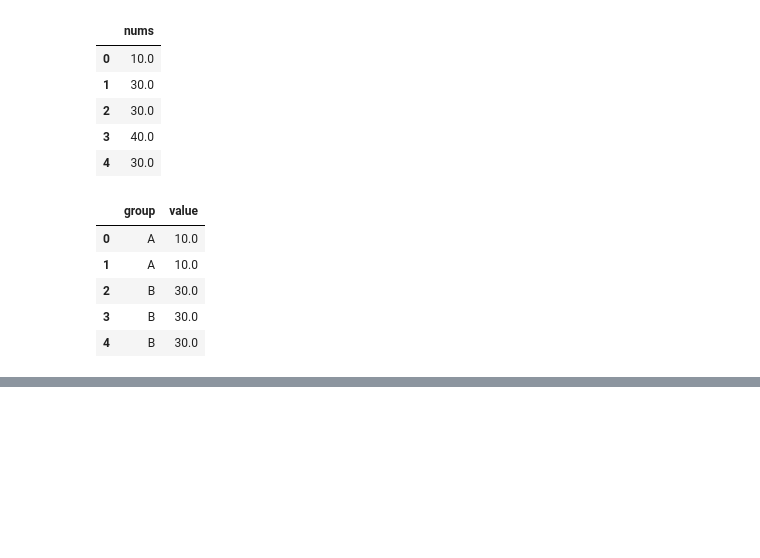
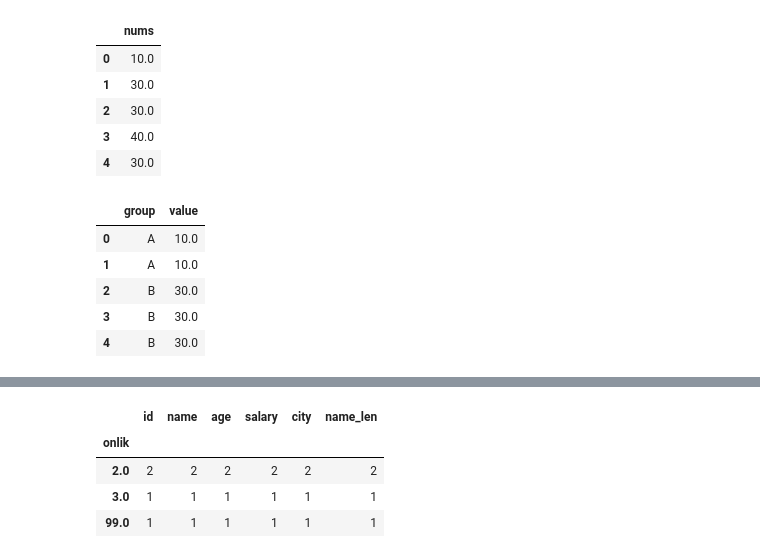
Before and after one commit to madaminovmuhammadjalil/pandas-exercises, a Jupyter notebook: Another_copy_of_Копия_pandas100.ipynb, the cells around one changed output, grey strips where cells are left out. Saved outputs shown, nothing was run; the diff lists cells and outputs as text; code cells hidden in the pictures; blank space fills up the shorter version.

```diff
--- a/Another_copy_of_Копия_pandas100.ipynb
+++ b/Another_copy_of_Копия_pandas100.ipynb
@@ -874,0 +1012,10 @@ data20
+# %%
+# 99
+employees["onlik"] = employees["age"]//10
+employees.groupby("onlik").count()
+# %% [output]
+|  | id | name | age | salary | city | name_len |
+| onlik |  |  |  |  |  |  |
+| 2.0 | 2 | 2 | 2 | 2 | 2 | 2 |
+| 3.0 | 1 | 1 | 1 | 1 | 1 | 1 |
+| 99.0 | 1 | 1 | 1 | 1 | 1 | 1 |
```
Also changed, not shown: parts of 19 cells of this notebook.
